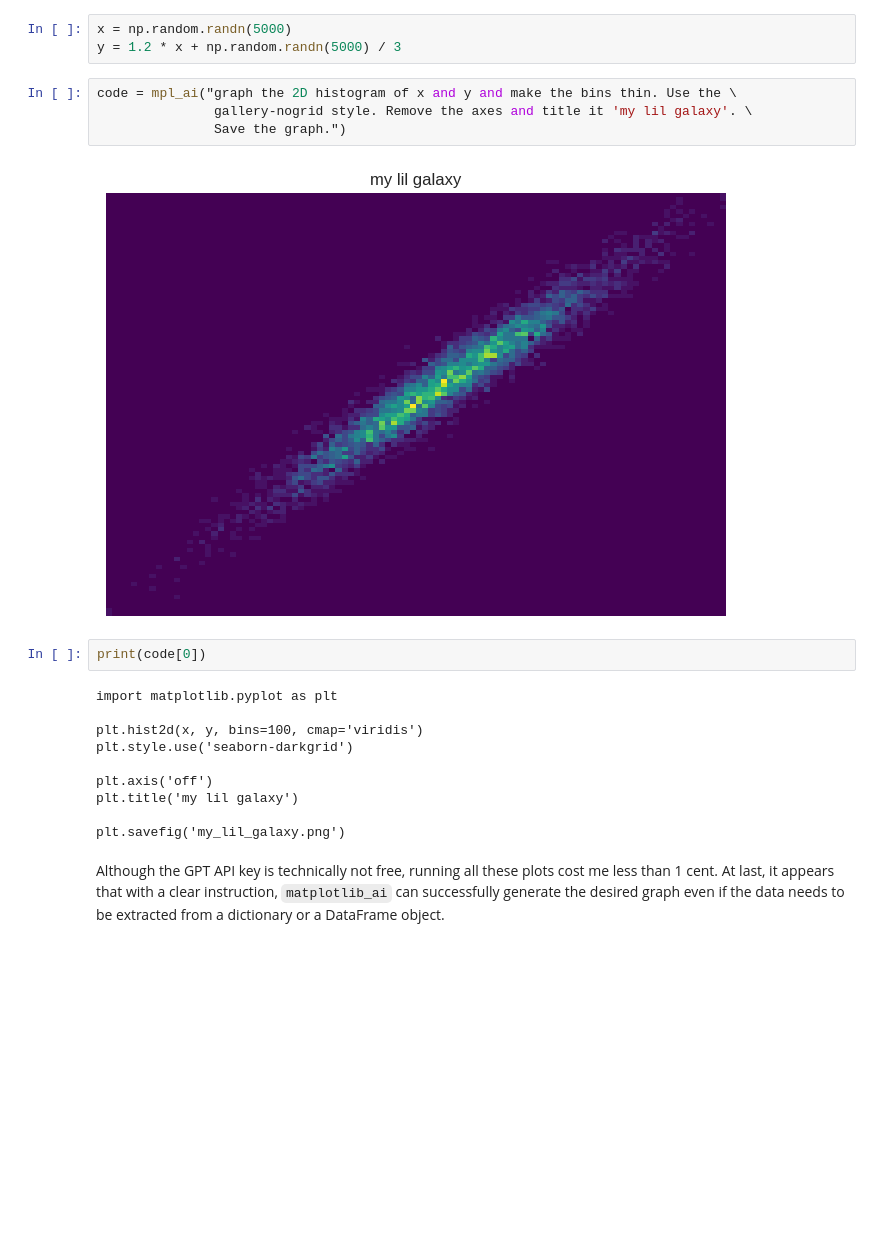
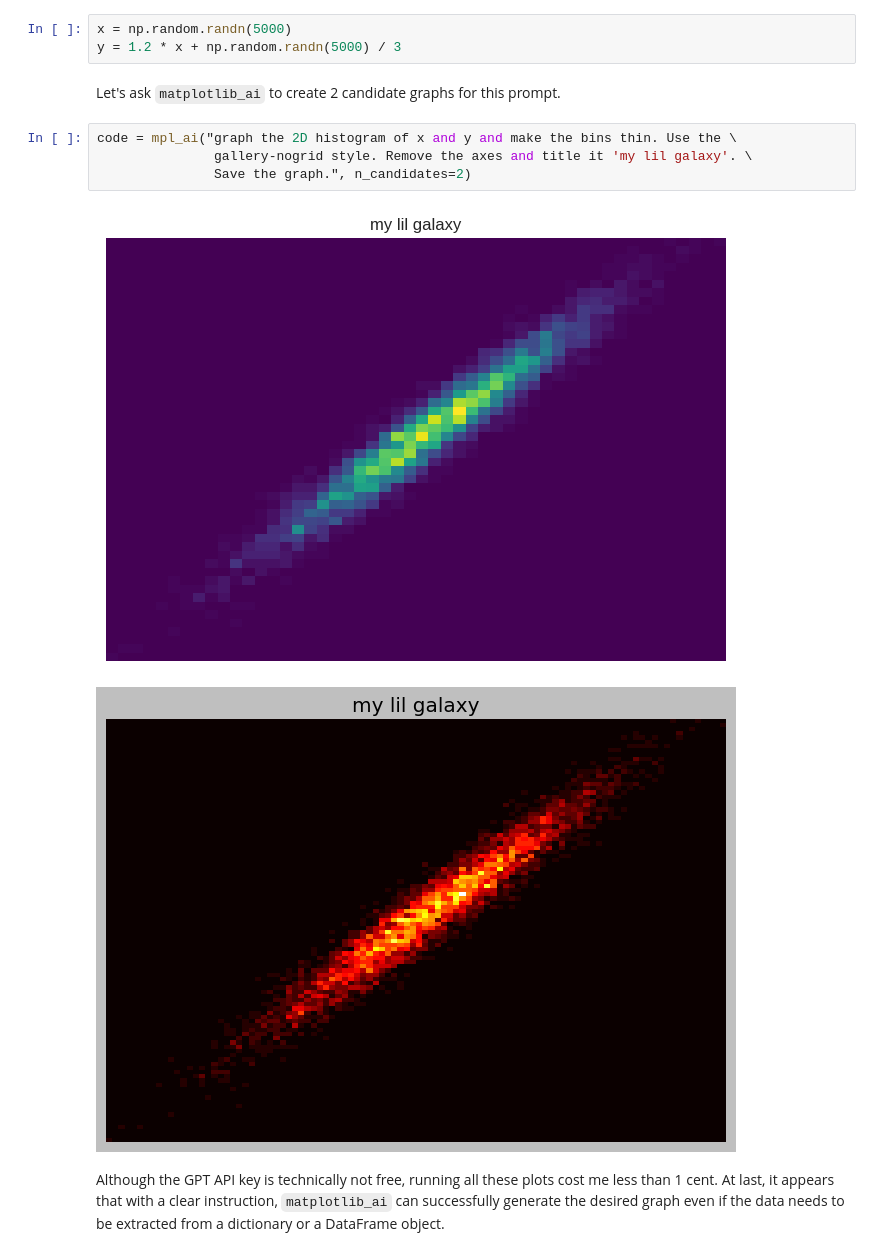
Before and after one commit to notY0rick/matplotlib_ai, a Jupyter notebook: example.ipynb, the cells around one changed output. Cells and saved outputs as stored; diff of their text form; blank space fills up the shorter version.

```diff
--- a/example.ipynb
+++ b/example.ipynb
@@ -129,23 +129,14 @@ Now, let's try something a bit more obscure.
 # %%
 x = np.random.randn(5000)
 y = 1.2 * x + np.random.randn(5000) / 3
+# %% [markdown]
+Let's ask `matplotlib_ai` to create 2 candidate graphs for this prompt.
 # %%
 code = mpl_ai("graph the 2D histogram of x and y and make the bins thin. Use the \
                gallery-nogrid style. Remove the axes and title it 'my lil galaxy'. \
-               Save the graph.")
+               Save the graph.", n_candidates=2)
 # %% [output]
-[figure, old version]
+[figure, new version]
+[figure, added]
-# %%
-print(code[0])
-# %% [output]
-import matplotlib.pyplot as plt
-
-plt.hist2d(x, y, bins=100, cmap='viridis')
-plt.style.use('seaborn-darkgrid')
-
-plt.axis('off')
-plt.title('my lil galaxy')
-
-plt.savefig('my_lil_galaxy.png')
 # %% [markdown]
 Although the GPT API key is technically not free, running all these plots cost me less than 1 cent. At last, it appears that with a clear instruction, `matplotlib_ai` can successfully generate the desired graph even if the data needs to be extracted from a dictionary or a DataFrame object.
```
